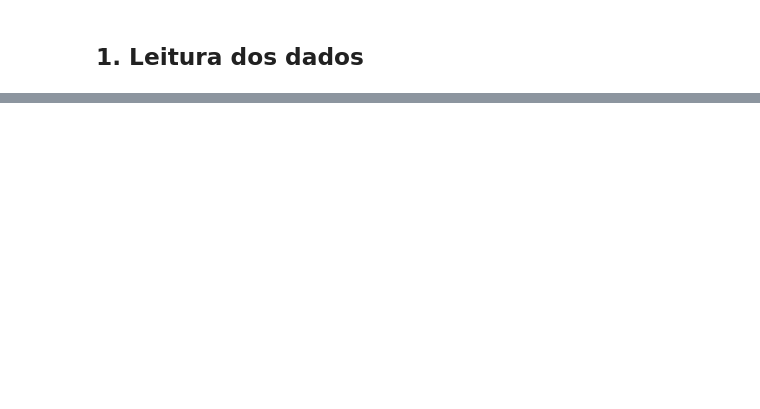
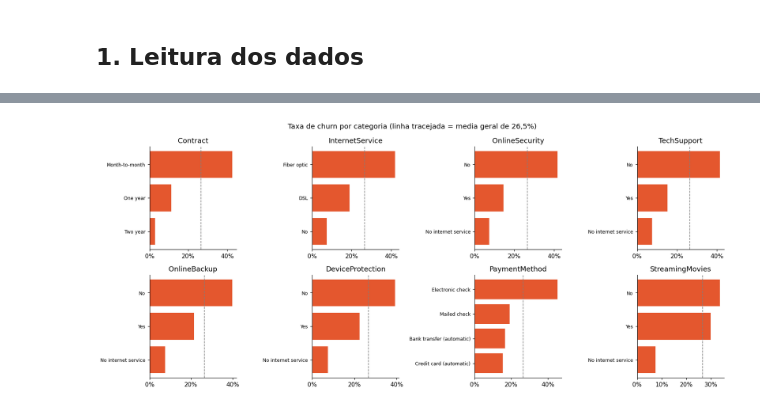
Before and after one commit to eujeffersom/tech-challgend-fiap-fase-1, a Jupyter notebook: notebooks/01_eda_e_baselines.ipynb, the cells around one changed output, grey strips where cells are left out. Drawn from its saved outputs; the diff is of its cells as text; code cells hidden in the pictures; blank space fills up the shorter version.

```diff
--- a/notebooks/01_eda_e_baselines.ipynb
+++ b/notebooks/01_eda_e_baselines.ipynb
@@ -180,0 +260,19 @@ for row in results.to_dict(orient="records"):
+# %%
+categorical = [
+    column for column in df.columns if df[column].dtype == "object" and column != "customerID"
+] + ["SeniorCitizen"]
+
+
+def churn_by(column: str) -> pd.DataFrame:
+    return df.groupby(column)["Churn"].agg(taxa_churn="mean", clientes="size")
+
+
+# Amplitude = maior taxa de churn menos a menor taxa entre as categorias da coluna.
+# Quanto maior, mais a coluna separa quem sai de quem fica.
+spread = pd.Series(
+    {
+        column: churn_by(column)["taxa_churn"].agg(lambda s: s.max() - s.min())
+        for column in categorical
+    }
+).sort_values(ascending=False)
+spread.rename("amplitude_taxa_churn").to_frame()
@@ -180,0 +297,17 @@ for row in results.to_dict(orient="records"):
+# %%
+top = spread.index[:8]
+overall = df["Churn"].mean()
+
+fig, axes = plt.subplots(2, 4, figsize=(15, 6.5))
+for ax, column in zip(axes.flat, top, strict=True):
+    table = churn_by(column).sort_values("taxa_churn")
+    ax.barh(table.index.astype(str), table["taxa_churn"], color=CHURN_COLOR)
+    ax.axvline(overall, color="gray", linestyle="--", linewidth=1)
+    ax.set_title(column)
+    ax.xaxis.set_major_formatter(plt.FuncFormatter(lambda v, _: f"{v:.0%}"))
+    ax.tick_params(axis="y", labelsize=8)
+fig.suptitle("Taxa de churn por categoria (linha tracejada = media geral de 26,5%)")
+plt.tight_layout()
+plt.show()
+# %% [output]
+[figure, added]
```
Also changed, not shown: parts of 47 cells of this notebook, 5 other files.
